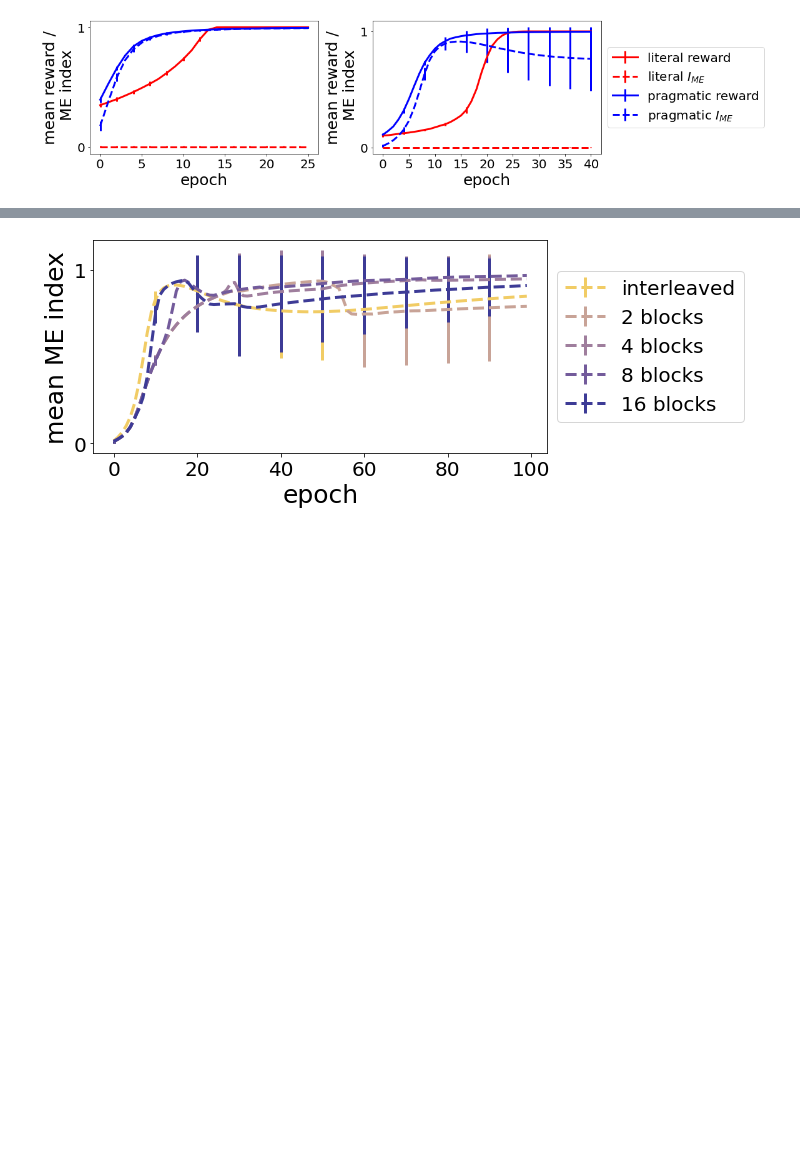
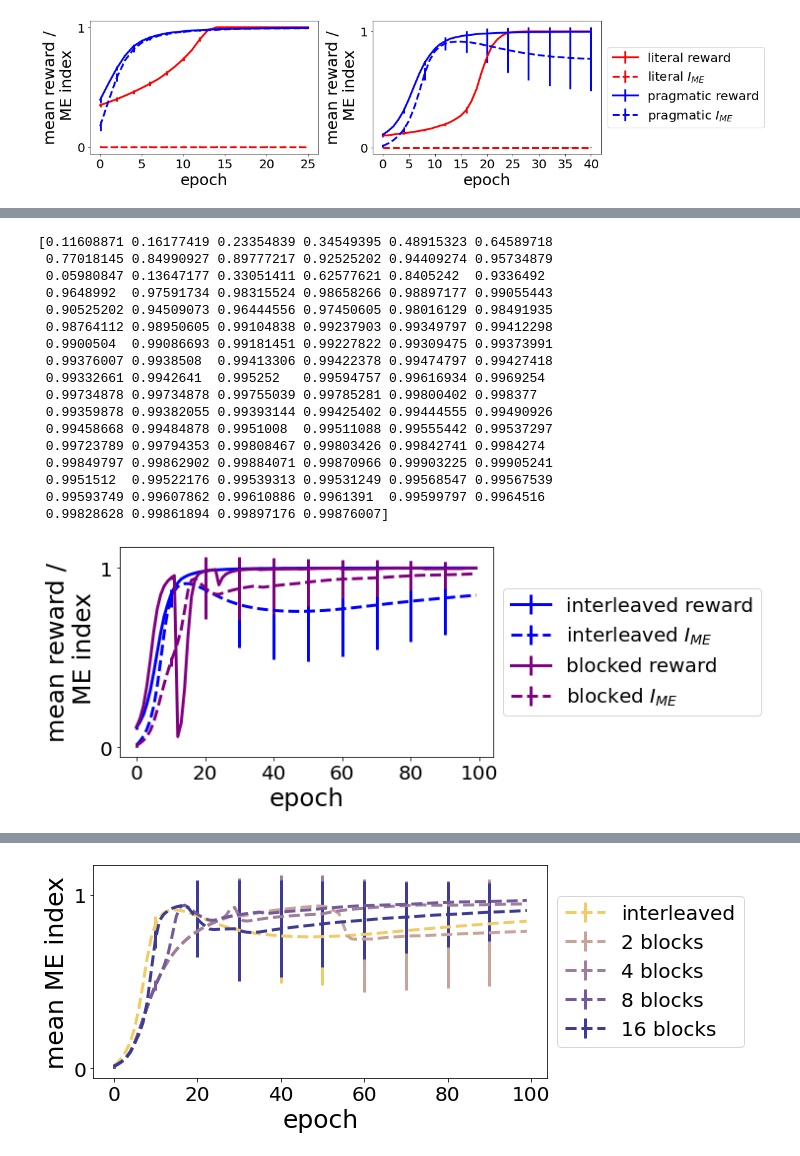
Before and after one commit to alv1nn/bilingual_agents_me_bias, a Jupyter notebook: ME_bias/plot_ME_bias_bilingual.ipynb, the cells around one changed output, grey strips where cells are left out. Cells and saved outputs as stored; diff of their text form; code cells hidden in the pictures; blank space fills up the shorter version.

```diff
--- a/ME_bias/plot_ME_bias_bilingual.ipynb
+++ b/ME_bias/plot_ME_bias_bilingual.ipynb
@@ -242,0 +281,21 @@ plot_rewards_plus_me_index_blocked(e=True)
+# %%
+plot_rewards_plus_me_index_blocked(e=True, b=8)
+# %% [output]
+[0.11608871 0.16177419 0.23354839 0.34549395 0.48915323 0.64589718
+ 0.77018145 0.84990927 0.89777217 0.92525202 0.94409274 0.95734879
+ 0.05980847 0.13647177 0.33051411 0.62577621 0.8405242  0.9336492
+ 0.9648992  0.97591734 0.98315524 0.98658266 0.98897177 0.99055443
+ 0.90525202 0.94509073 0.96444556 0.97450605 0.98016129 0.98491935
+ 0.98764112 0.98950605 0.99104838 0.99237903 0.99349797 0.99412298
+ 0.9900504  0.99086693 0.99181451 0.99227822 0.99309475 0.99373991
+ 0.99376007 0.9938508  0.99413306 0.99422378 0.99474797 0.99427418
+ 0.99332661 0.9942641  0.995252   0.99594757 0.99616934 0.9969254
+ 0.99734878 0.99734878 0.99755039 0.99785281 0.99800402 0.998377
+ 0.99359878 0.99382055 0.99393144 0.99425402 0.99444555 0.99490926
+ 0.99458668 0.99484878 0.9951008  0.99511088 0.99555442 0.99537297
+ 0.99723789 0.99794353 0.99808467 0.99803426 0.99842741 0.9984274
+ 0.99849797 0.99862902 0.99884071 0.99870966 0.99903225 0.99905241
+ 0.9951512  0.99522176 0.99539313 0.99531249 0.99568547 0.99567539
+ 0.99593749 0.99607862 0.99610886 0.9961391  0.99599797 0.9964516
+ 0.99828628 0.99861894 0.99897176 0.99876007]
+[figure, added]
```
Also changed, not shown: parts of 5 cells of this notebook, 2 other files.
